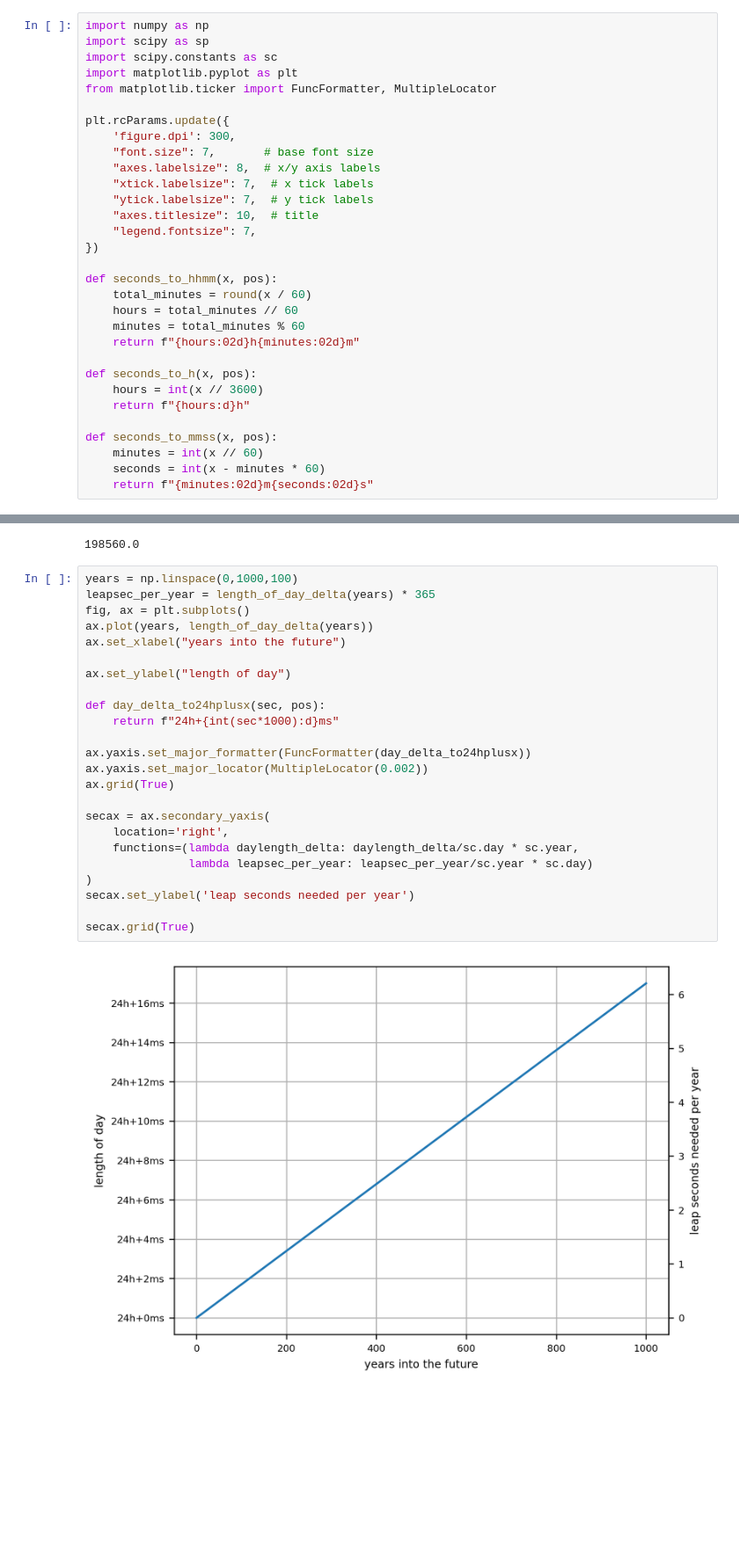
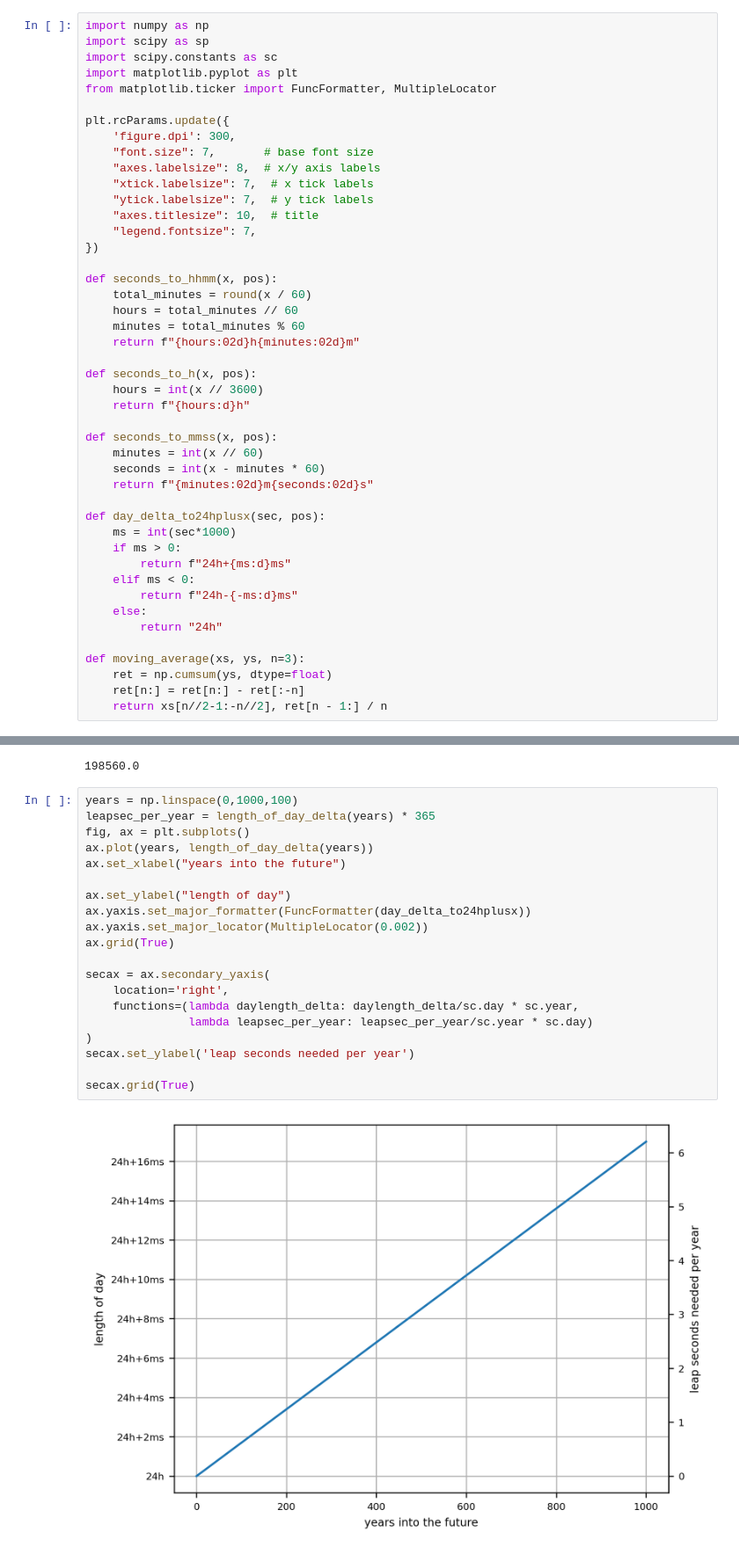
Before and after one commit to multi-io/mydocs-pub, a Jupyter notebook: math/leapseconds/leapseconds.ipynb, the cells around one changed output, grey strips where cells are left out. Shown at 88% size. Saved outputs shown, nothing was run; the diff lists cells and outputs as text; blank space fills up the shorter version.

```diff
--- a/math/leapseconds/leapseconds.ipynb
+++ b/math/leapseconds/leapseconds.ipynb
@@ -31,3 +31,17 @@ def seconds_to_mmss(x, pos):
     minutes = int(x // 60)
     seconds = int(x - minutes * 60)
     return f"{minutes:02d}m{seconds:02d}s"
+
+def day_delta_to24hplusx(sec, pos):
+    ms = int(sec*1000)
+    if ms > 0:
+        return f"24h+{ms:d}ms"
+    elif ms < 0:
+        return f"24h-{-ms:d}ms"
+    else:
+        return "24h"
+
+def moving_average(xs, ys, n=3):
+    ret = np.cumsum(ys, dtype=float)
+    ret[n:] = ret[n:] - ret[:-n]
+    return xs[n//2-1:-n//2], ret[n - 1:] / n
@@ -57,29 +94,25 @@ t_of_day_shift(8000)
 # %%
 years = np.linspace(0,1000,100)
 leapsec_per_year = length_of_day_delta(years) * 365
 fig, ax = plt.subplots()
 ax.plot(years, length_of_day_delta(years))
 ax.set_xlabel("years into the future")
 
 ax.set_ylabel("length of day")
-
-def day_delta_to24hplusx(sec, pos):
-    return f"24h+{int(sec*1000):d}ms"
-
 ax.yaxis.set_major_formatter(FuncFormatter(day_delta_to24hplusx))
 ax.yaxis.set_major_locator(MultipleLocator(0.002))
 ax.grid(True)
 
 secax = ax.secondary_yaxis(
     location='right',
     functions=(lambda daylength_delta: daylength_delta/sc.day * sc.year,
                lambda leapsec_per_year: leapsec_per_year/sc.year * sc.day)
 )
 secax.set_ylabel('leap seconds needed per year')
 
 secax.grid(True)
 # %% [output]
-[figure, old version]
+[figure, new version]
 # %%
 years = np.linspace(0,5000,100)
 fig, ax = plt.subplots()
```
Also changed, not shown: parts of 5 cells of this notebook, 4 other files.
